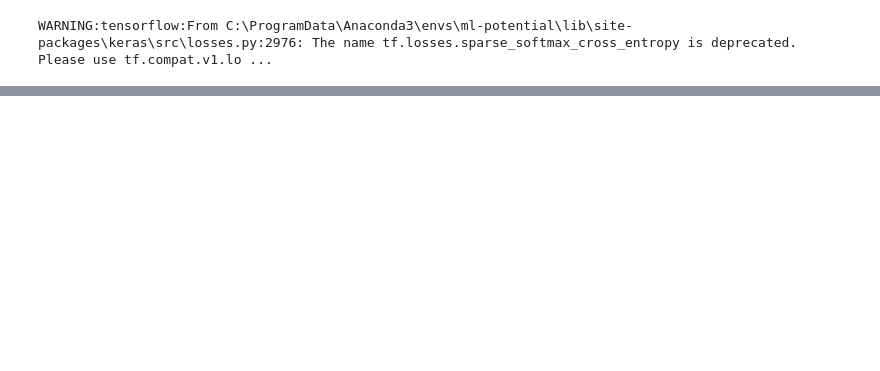
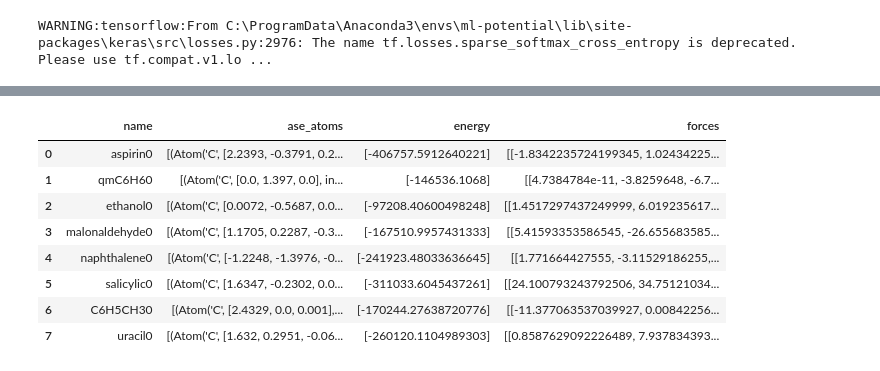
Before and after one commit to AaronJacques/long-range-ml-potential, a Jupyter notebook: Neural-Network/testing_notebook.ipynb, the cells around one changed output, grey strips where cells are left out. Saved outputs shown, nothing was run; the diff lists cells and outputs as text; code cells hidden in the pictures; blank space fills up the shorter version.

```diff
--- a/Neural-Network/testing_notebook.ipynb
+++ b/Neural-Network/testing_notebook.ipynb
@@ -99,0 +189,12 @@ ________________________________________________________________________________
+# %%
+df
+# %% [output]
+|  | name | ase_atoms | energy | forces |
+| 0 | aspirin0 | [(Atom('C', [2.2393, -0.3791, 0.2... | [-406757.5912640221] | [[-1.8342235724199345, 1.02434225... |
+| 1 | qmC6H60 | [(Atom('C', [0.0, 1.397, 0.0], in... | [-146536.1068] | [[4.7384784e-11, -3.8259648, -6.7... |
+| 2 | ethanol0 | [(Atom('C', [0.0072, -0.5687, 0.0... | [-97208.40600498248] | [[1.4517297437249999, 6.019235617... |
+| 3 | malonaldehyde0 | [(Atom('C', [1.1705, 0.2287, -0.3... | [-167510.9957431333] | [[5.41593353586545, -26.655683585... |
+| 4 | naphthalene0 | [(Atom('C', [-1.2248, -1.3976, -0... | [-241923.48033636645] | [[1.771664427555, -3.11529186255,... |
+| 5 | salicylic0 | [(Atom('C', [1.6347, -0.2302, 0.0... | [-311033.6045437261] | [[24.100793243792506, 34.75121034... |
+| 6 | C6H5CH30 | [(Atom('C', [2.4329, 0.0, 0.001],... | [-170244.27638720776] | [[-11.377063537039927, 0.00842256... |
+| 7 | uracil0 | [(Atom('C', [1.632, 0.2951, -0.06... | [-260120.1104989303] | [[0.8587629092226489, 7.937834393... |
```
Also changed, not shown: parts of 11 cells of this notebook, 4 other files.
